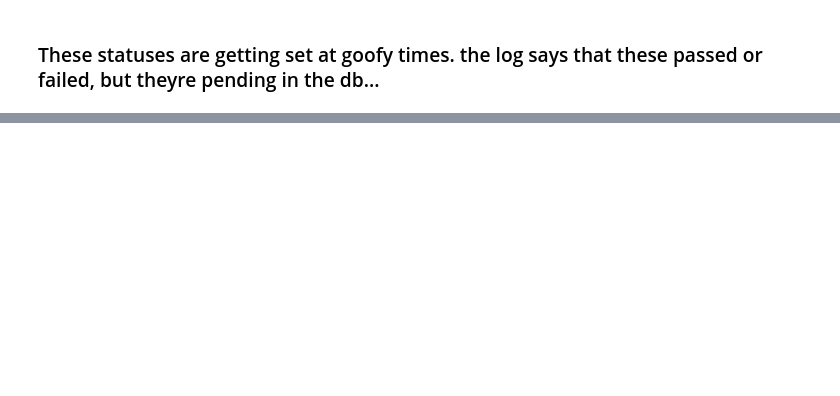
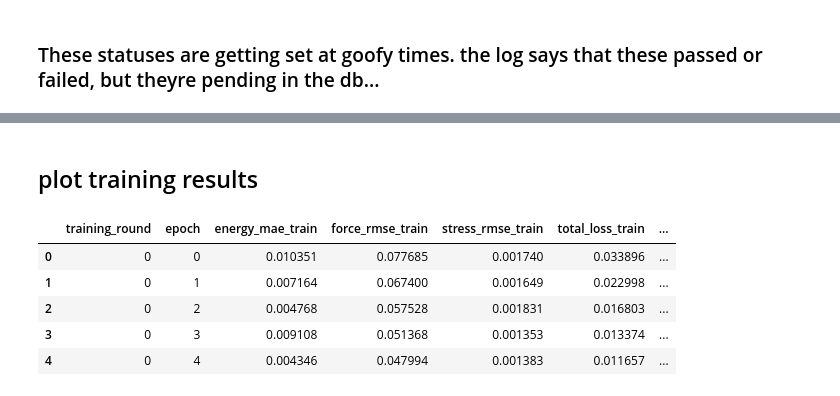
Before and after one commit to globus-labs/cascade, a Jupyter notebook: 3_cascade/1_sanity_check_run.ipynb, the cells around one changed output, grey strips where cells are left out. Cells and saved outputs as stored; diff of their text form; code cells hidden in the pictures; blank space fills up the shorter version.

```diff
--- a/3_cascade/1_sanity_check_run.ipynb
+++ b/3_cascade/1_sanity_check_run.ipynb
@@ -147,0 +167,2 @@ db.count_chunk_events_by_type(last_run_id)
+# %% [markdown]
+## plot training results
@@ -147,0 +171,9 @@ db.count_chunk_events_by_type(last_run_id)
+# %%
+training_logs.head()
+# %% [output]
+|  | training_round | epoch | energy_mae_train | force_rmse_train | stress_rmse_train | total_loss_train | ... |
+| 0 | 0 | 0 | 0.010351 | 0.077685 | 0.001740 | 0.033896 | ... |
+| 1 | 0 | 1 | 0.007164 | 0.067400 | 0.001649 | 0.022998 | ... |
+| 2 | 0 | 2 | 0.004768 | 0.057528 | 0.001831 | 0.016803 | ... |
+| 3 | 0 | 3 | 0.009108 | 0.051368 | 0.001353 | 0.013374 | ... |
+| 4 | 0 | 4 | 0.004346 | 0.047994 | 0.001383 | 0.011657 | ... |
```
Also changed, not shown: parts of 18 cells of this notebook, 13 other files.
